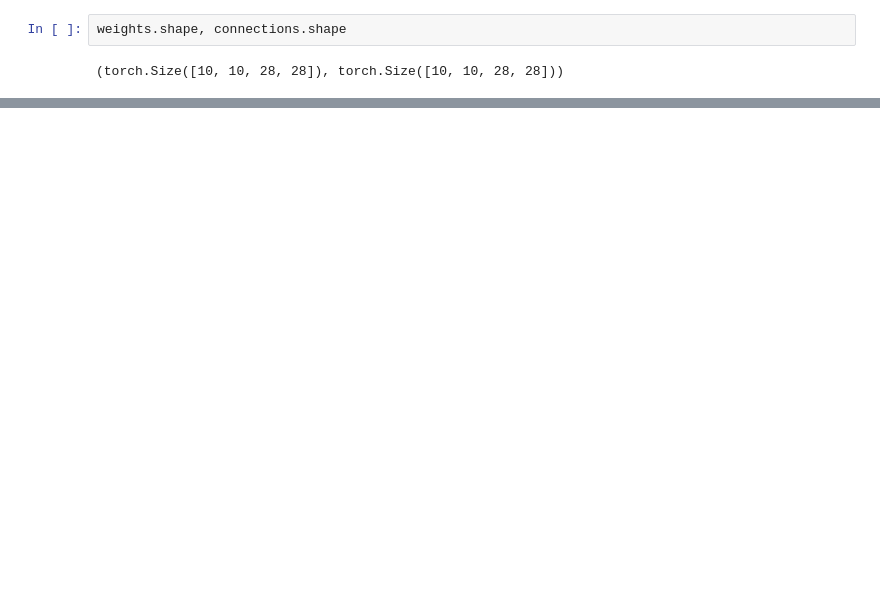
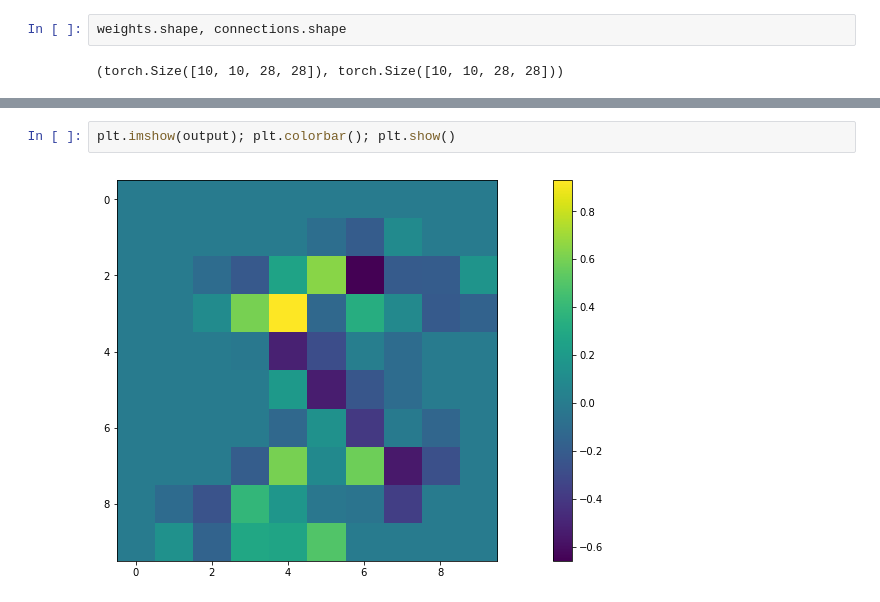
Before and after one commit to jordanott/LocalLearning, a Jupyter notebook: Untitled.ipynb, the cells around one changed output, grey strips where cells are left out. Saved outputs shown, nothing was run; the diff lists cells and outputs as text; blank space fills up the shorter version.

```diff
--- a/Untitled.ipynb
+++ b/Untitled.ipynb
@@ -43,0 +88,4 @@ weights.shape, connections.shape
+# %%
+plt.imshow(output); plt.colorbar(); plt.show()
+# %% [output]
+[figure, added]
```
Also changed, not shown: parts of 18 cells of this notebook, 2 other files.
